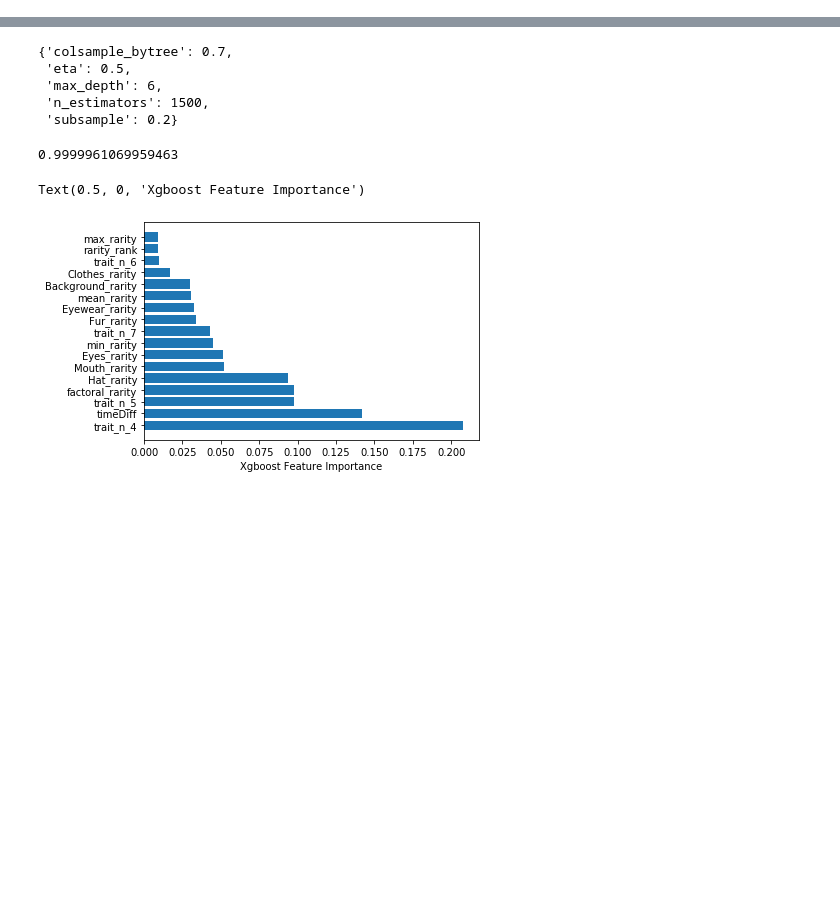
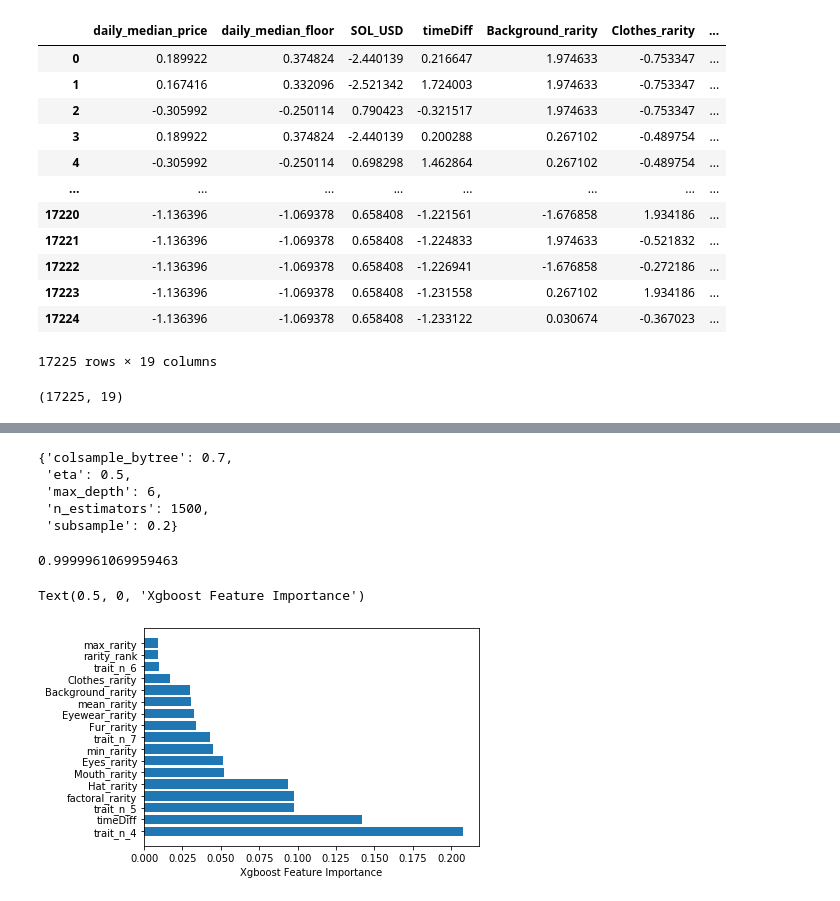
Before and after one commit to SamPink/sol-nft-vision, a Jupyter notebook: model.ipynb, the cells around one changed output, grey strips where cells are left out. Saved outputs shown, nothing was run; the diff lists cells and outputs as text; code cells hidden in the pictures; blank space fills up the shorter version.

```diff
--- a/model.ipynb
+++ b/model.ipynb
@@ -236,0 +129,4 @@ xgb_ypred = xgb_model.predict(x_test)
+# %%
+timeDiff = sales["blockTime"] -  sales["blockTime"].min()
+sales['timeDiff'] = timeDiff.dt.seconds
+sales.tail(2)
@@ -236,0 +137,32 @@ xgb_ypred = xgb_model.predict(x_test)
+# %%
+# join the sales and rarity dataframes on name
+sales_rarity = sales.merge(bears_rarity[rarity_cols],left_on='tokenMint', right_on="mint")
+# %%
+# drop columns Unnamed: 0, dex, signature
+sales_rarity.columns
+sales_rarity.drop(columns=['Unnamed: 0', 'signature', 'type', 'source', 'tokenMint', 'collection',
+       'slot', 'blockTime', 'buyer', 'buyerReferral', 'seller',
+       'sellerReferral','mint','day','hour'], inplace=True)
+# %%
+#define target varaible as price in solana
+
+y = sales_rarity.price
+y_log2 = sales_rarity.log2_price
+preprocess_df = sales_rarity.copy()
+preprocess_df.drop(columns=['log2_price','price'], inplace=True)
+# %%
+preprocess_df
+# %% [output]
+|  | daily_median_price | daily_median_floor | SOL_USD | timeDiff | Background_rarity | Clothes_rarity | ... |
+| 0 | 0.189922 | 0.374824 | -2.440139 | 0.216647 | 1.974633 | -0.753347 | ... |
+| 1 | 0.167416 | 0.332096 | -2.521342 | 1.724003 | 1.974633 | -0.753347 | ... |
+| 2 | -0.305992 | -0.250114 | 0.790423 | -0.321517 | 1.974633 | -0.753347 | ... |
+| 3 | 0.189922 | 0.374824 | -2.440139 | 0.200288 | 0.267102 | -0.489754 | ... |
+| 4 | -0.305992 | -0.250114 | 0.698298 | 1.462864 | 0.267102 | -0.489754 | ... |
+| ... | ... | ... | ... | ... | ... | ... | ... |
+| 17220 | -1.136396 | -1.069378 | 0.658408 | -1.221561 | -1.676858 | 1.934186 | ... |
+| 17221 | -1.136396 | -1.069378 | 0.658408 | -1.224833 | 1.974633 | -0.521832 | ... |
+| 17222 | -1.136396 | -1.069378 | 0.658408 | -1.226941 | -1.676858 | -0.272186 | ... |
+| 17223 | -1.136396 | -1.069378 | 0.658408 | -1.231558 | 0.267102 | 1.934186 | ... |
+| 17224 | -1.136396 | -1.069378 | 0.658408 | -1.233122 | 0.030674 | -0.367023 | ... |
+17225 rows × 19 columns
@@ -236,0 +175,6 @@ xgb_ypred = xgb_model.predict(x_test)
+# %%
+#create binary dummary varaib
+preprocess_df = pd.get_dummies(preprocess_df, columns=cat_vars   )
+preprocess_df.shape
+# %% [output]
+(17225, 19)
```
Also changed, not shown: parts of 52 cells of this notebook, 12 other files.
